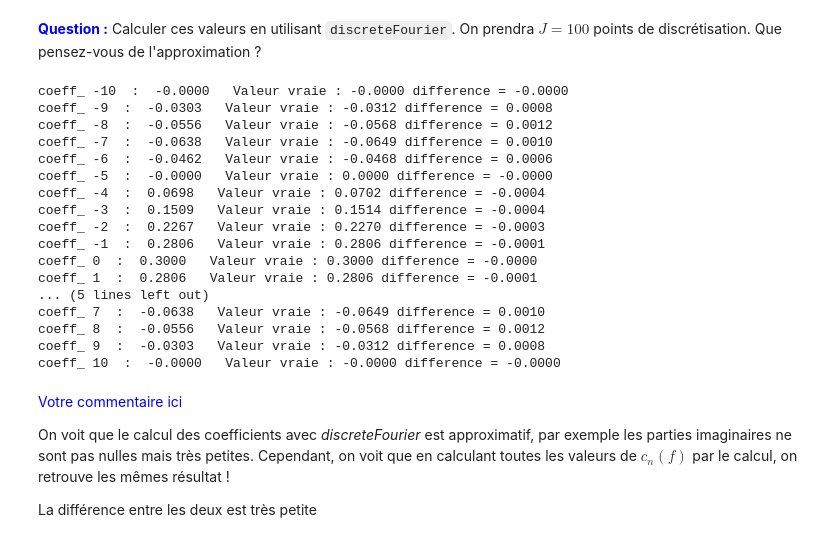
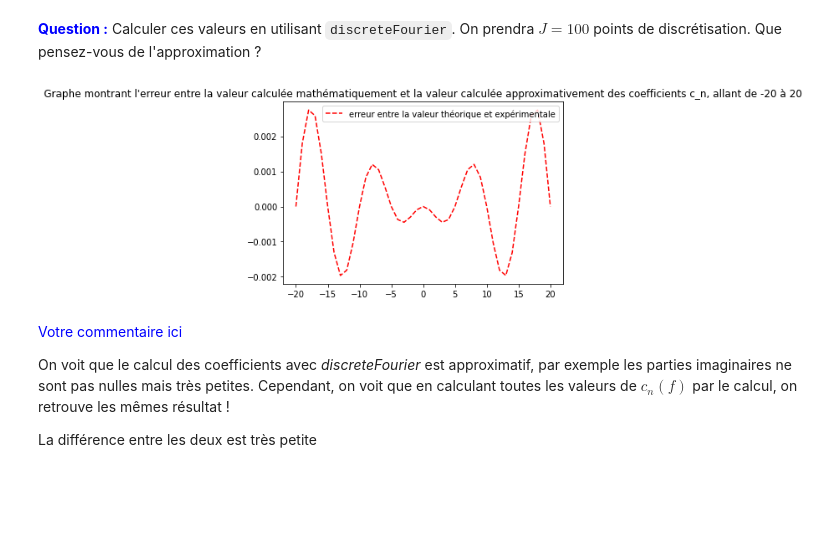
Before and after one commit to Wiziard38/TP-JUPYTER-LATEX, a Jupyter notebook: TPFourier2021.ipynb, the cells around one changed output. Drawn from its saved outputs; the diff is of its cells as text; code cells hidden in the pictures; blank space fills up the shorter version.

```diff
--- a/TPFourier2021.ipynb
+++ b/TPFourier2021.ipynb
@@ -483,32 +483,18 @@ def coeff_n(n):
     return A/n/pi*sin(a*pi*n/T)
 # %%
 ## votre code ici
-N = 10 # Choisi arbitrairement
+N = 20 # Choisi arbitrairement
 
 t = np.linspace(0, 2, 100)
 liste_valeurs = [creneau(point, 0.4, 2, 1.5) for point in t]
 
 coeffs = discreteFourier(2, liste_valeurs, N)
-for n in range(int(2*N+1)):
-    print("coeff_", n-N, " : ", f'{coeffs[n].real:.4f}', ' ', f'Valeur vraie : {coeff_n(n-N):.4f}', f'difference = {coeffs[n].real - coeff_n(n-N):.4f}')
+plt.plot(range(-N,N+1), [coeffs[n].real - coeff_n(n-N) for n in range(2*N+1)], 'r--', label='erreur entre la valeur théorique et expérimentale')
+plt.legend()
+plt.title(f'Graphe montrant l\'erreur entre la valeur calculée mathématiquement et la valeur calculée approximativement des coefficients c_n, allant de {-N} à {N}')
+plt.show()
 # %% [output]
-coeff_ -10  :  -0.0000   Valeur vraie : -0.0000 difference = -0.0000
-coeff_ -9  :  -0.0303   Valeur vraie : -0.0312 difference = 0.0008
-coeff_ -8  :  -0.0556   Valeur vraie : -0.0568 difference = 0.0012
-coeff_ -7  :  -0.0638   Valeur vraie : -0.0649 difference = 0.0010
-coeff_ -6  :  -0.0462   Valeur vraie : -0.0468 difference = 0.0006
-coeff_ -5  :  -0.0000   Valeur vraie : 0.0000 difference = -0.0000
-coeff_ -4  :  0.0698   Valeur vraie : 0.0702 difference = -0.0004
-coeff_ -3  :  0.1509   Valeur vraie : 0.1514 difference = -0.0004
-coeff_ -2  :  0.2267   Valeur vraie : 0.2270 difference = -0.0003
-coeff_ -1  :  0.2806   Valeur vraie : 0.2806 difference = -0.0001
-coeff_ 0  :  0.3000   Valeur vraie : 0.3000 difference = -0.0000
-coeff_ 1  :  0.2806   Valeur vraie : 0.2806 difference = -0.0001
-... (5 lines left out)
-coeff_ 7  :  -0.0638   Valeur vraie : -0.0649 difference = 0.0010
-coeff_ 8  :  -0.0556   Valeur vraie : -0.0568 difference = 0.0012
-coeff_ 9  :  -0.0303   Valeur vraie : -0.0312 difference = 0.0008
-coeff_ 10  :  -0.0000   Valeur vraie : -0.0000 difference = -0.0000
+[figure, added]
 # %% [markdown]
 <font color = blue>Votre commentaire ici </font>
 
```
Also changed, not shown: parts of 3 cells of this notebook.
